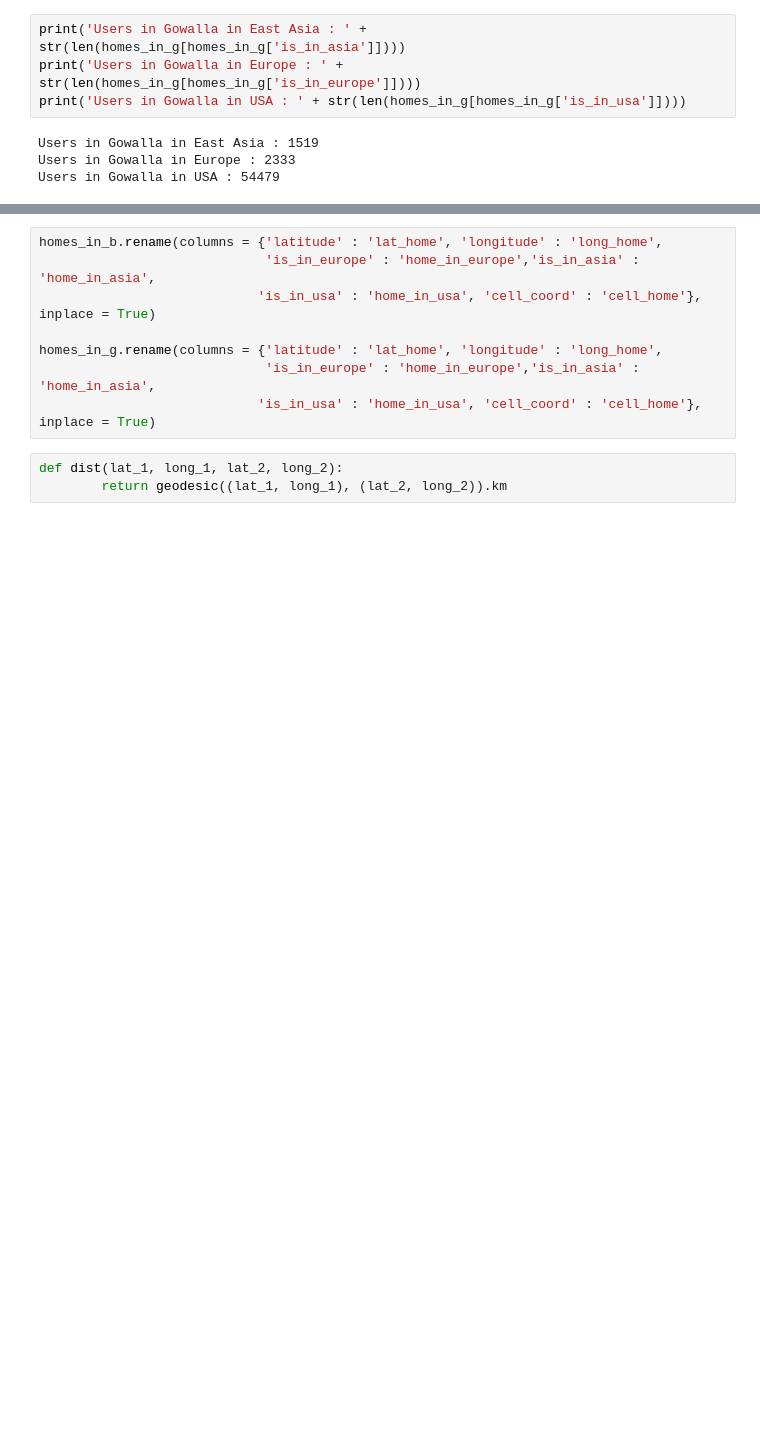
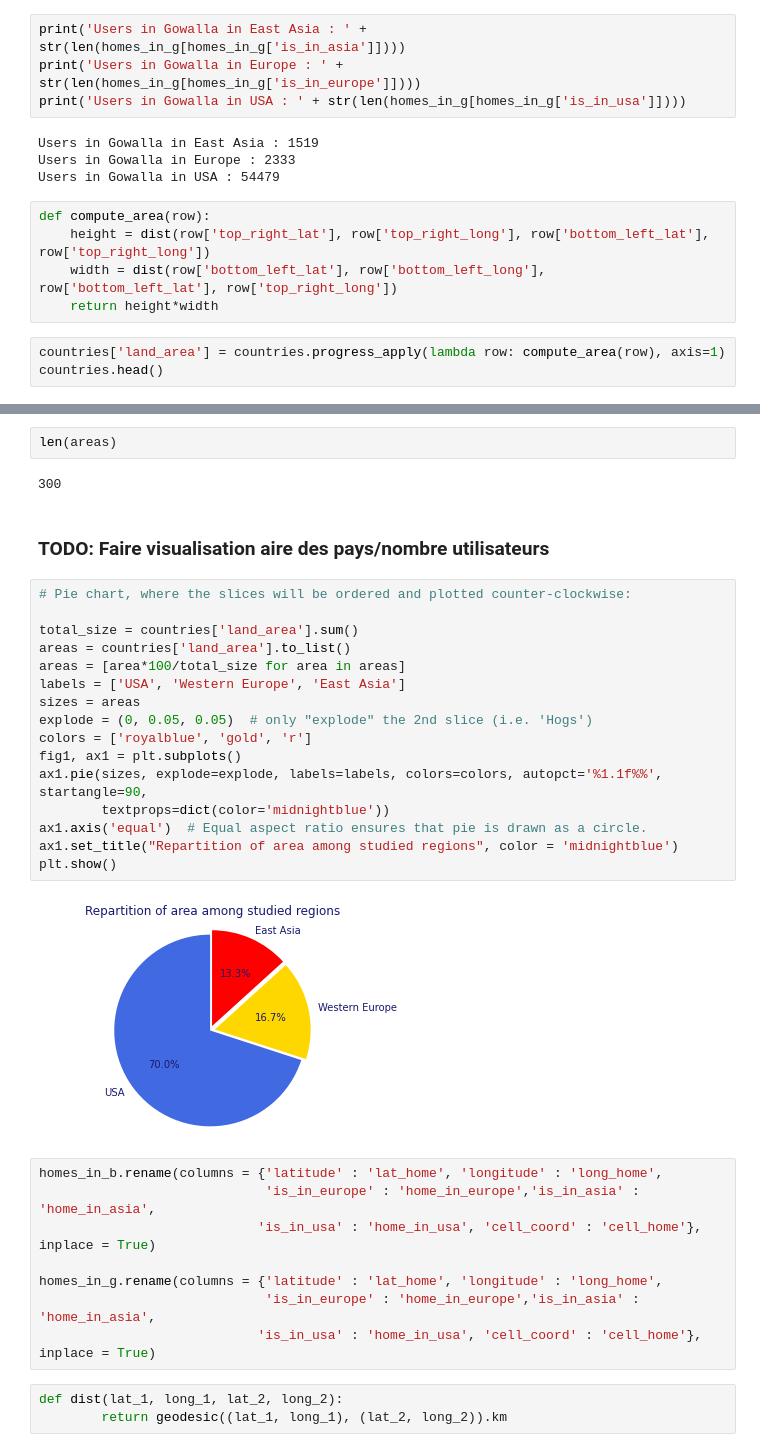
Before and after one commit to epfl-ada/ada-2020-project-milestone-p3-p3_bcd, a Jupyter notebook: Creative extension.ipynb, the cells around one changed output, grey strips where cells are left out. Saved outputs shown, nothing was run; the diff lists cells and outputs as text; blank space fills up the shorter version.

Commit message:
added a pie chart

```diff
--- a/Creative extension.ipynb
+++ b/Creative extension.ipynb
@@ -301,3 +300,11 @@ print('Users in Gowalla in USA : ' + str(len(homes_in_g[homes_in_g['is_in_usa']]
 Users in Gowalla in East Asia : 1519
 Users in Gowalla in Europe : 2333
 Users in Gowalla in USA : 54479
+# %%
+def compute_area(row):
+    height = dist(row['top_right_lat'], row['top_right_long'], row['bottom_left_lat'], row['top_right_long'])
+    width = dist(row['bottom_left_lat'], row['bottom_left_long'], row['bottom_left_lat'], row['top_right_long'])
+    return height*width
+# %%
+countries['land_area'] = countries.progress_apply(lambda row: compute_area(row), axis=1)
+countries.head()
@@ -304,3 +317,27 @@ Users in Gowalla in USA : 54479
+# %%
+len(areas)
+# %% [output]
+300
+# %% [markdown]
+### TODO:  Faire visualisation aire des pays/nombre utilisateurs
+# %%
+# Pie chart, where the slices will be ordered and plotted counter-clockwise:
+
+total_size = countries['land_area'].sum()
+areas = countries['land_area'].to_list()
+areas = [area*100/total_size for area in areas]
+labels = ['USA', 'Western Europe', 'East Asia']
+sizes = areas
+explode = (0, 0.05, 0.05)  # only "explode" the 2nd slice (i.e. 'Hogs')
+colors = ['royalblue', 'gold', 'r']
+fig1, ax1 = plt.subplots()
+ax1.pie(sizes, explode=explode, labels=labels, colors=colors, autopct='%1.1f%%', startangle=90,
+        textprops=dict(color='midnightblue'))
+ax1.axis('equal')  # Equal aspect ratio ensures that pie is drawn as a circle.
+ax1.set_title("Repartition of area among studied regions", color = 'midnightblue')
+plt.show()
+# %% [output]
+[figure, added]
 # %%
 homes_in_b.rename(columns = {'latitude' : 'lat_home', 'longitude' : 'long_home',
                              'is_in_europe' : 'home_in_europe','is_in_asia' : 'home_in_asia',
```
Also changed, not shown: parts of 5 cells of this notebook, 1 other file.
